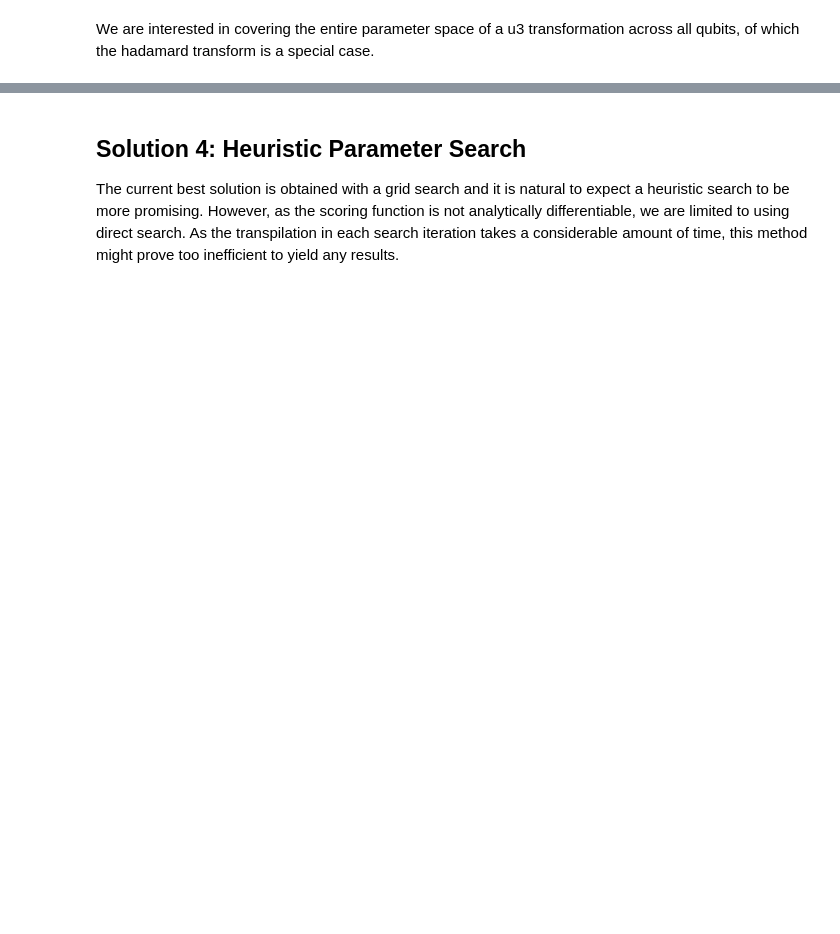
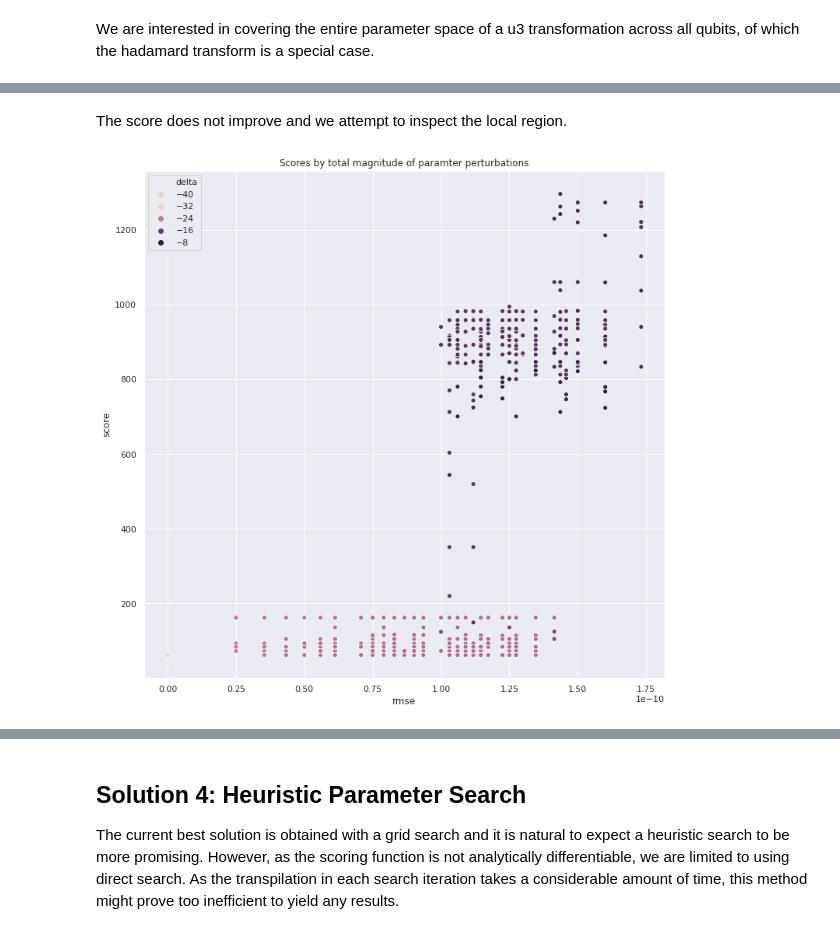
Before and after one commit to mitchellkwong/IBM-quantum-challenge, a Jupyter notebook: Challenge4_CircuitDecomposition.ipynb, the cells around one changed output, grey strips where cells are left out. Drawn from its saved outputs; the diff is of its cells as text; code cells hidden in the pictures; blank space fills up the shorter version.

```diff
--- a/Challenge4_CircuitDecomposition.ipynb
+++ b/Challenge4_CircuitDecomposition.ipynb
@@ -324,0 +367,12 @@ Surprisingly, this method produces significantly lower scores! Nonetheless, furt
+# %% [markdown]
+The score does not improve and we attempt to inspect the local region.
+# %%
+# RMSE of the perturbations to the best parameters
+runs['rmse'] = np.sqrt(np.sum(np.square(runs[params.names]), axis=1))
+
+plt.figure(figsize=(12, 12))
+plt.title('Scores by total magnitude of paramter perturbations')
+sns.scatterplot(runs.rmse, runs.score, hue=np.log(runs.delta))
+plt.show()
+# %% [output]
+[figure, added]
```
Also changed, not shown: parts of 26 cells of this notebook, 2 other files.
